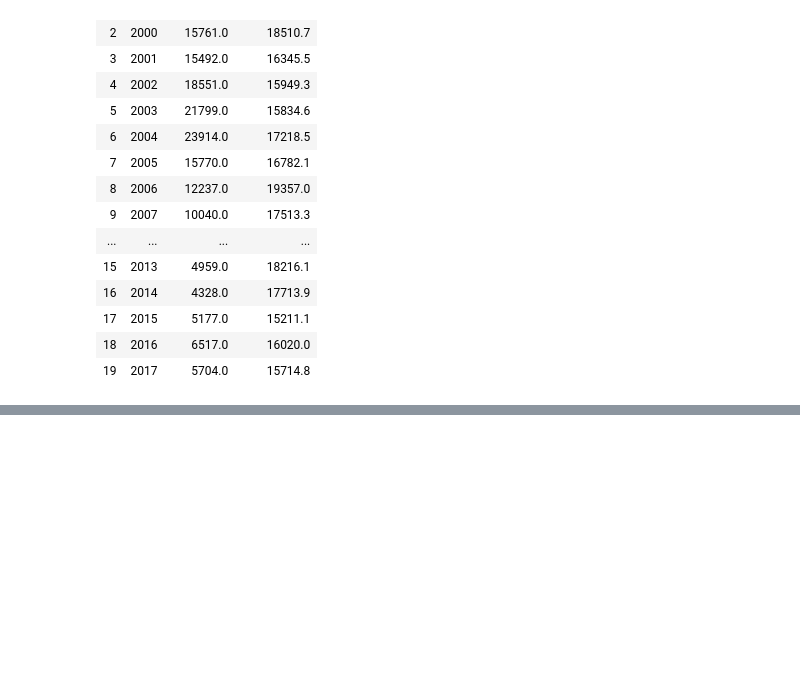
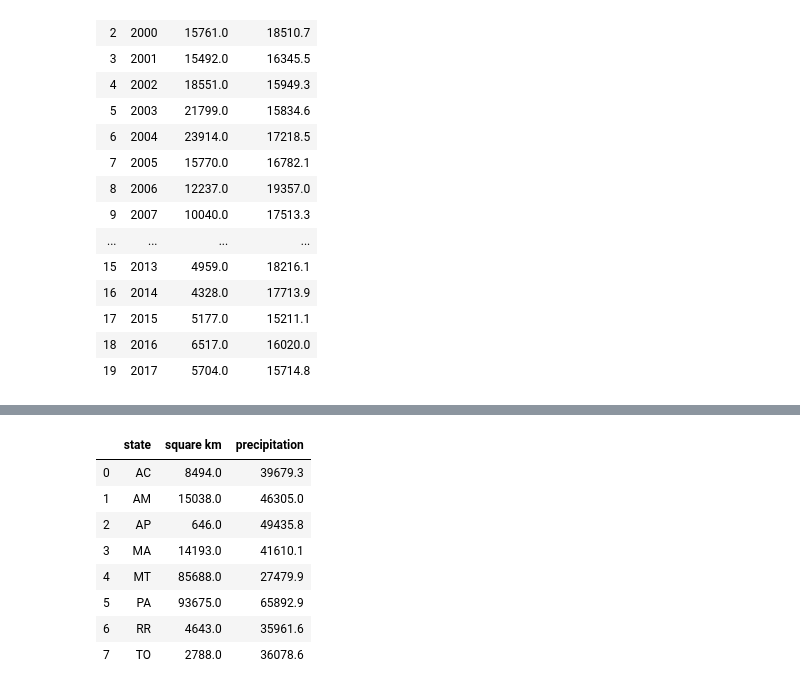
Before and after one commit to Lucas-OlivCouto/brazil-deforestation-analysis, a Jupyter notebook: Notebooks/Deforestation x Rain.ipynb, the cells around one changed output, grey strips where cells are left out. Cells and saved outputs as stored; diff of their text form; code cells hidden in the pictures; blank space fills up the shorter version.

```diff
--- a/Notebooks/Deforestation x Rain.ipynb
+++ b/Notebooks/Deforestation x Rain.ipynb
@@ -134,0 +136,18 @@ plt.show()
+# %%
+# Group by state
+defo_rain_group_df = defo_rain_df.groupby(["state"])
+defo_rain_sum_state_df = defo_rain_group_df.sum()
+defo_rain_sum_state_df = pd.DataFrame(defo_rain_sum_state_df).reset_index()
+defo_rain_sum_state_df = defo_rain_sum_state_df.drop(["year"], axis=1)
+
+defo_rain_sum_state_df
+# %% [output]
+|  | state | square km | precipitation |
+| 0 | AC | 8494.0 | 39679.3 |
+| 1 | AM | 15038.0 | 46305.0 |
+| 2 | AP | 646.0 | 49435.8 |
+| 3 | MA | 14193.0 | 41610.1 |
+| 4 | MT | 85688.0 | 27479.9 |
+| 5 | PA | 93675.0 | 65892.9 |
+| 6 | RR | 4643.0 | 35961.6 |
+| 7 | TO | 2788.0 | 36078.6 |
```
Also changed, not shown: parts of 8 cells of this notebook, 33 other files.
